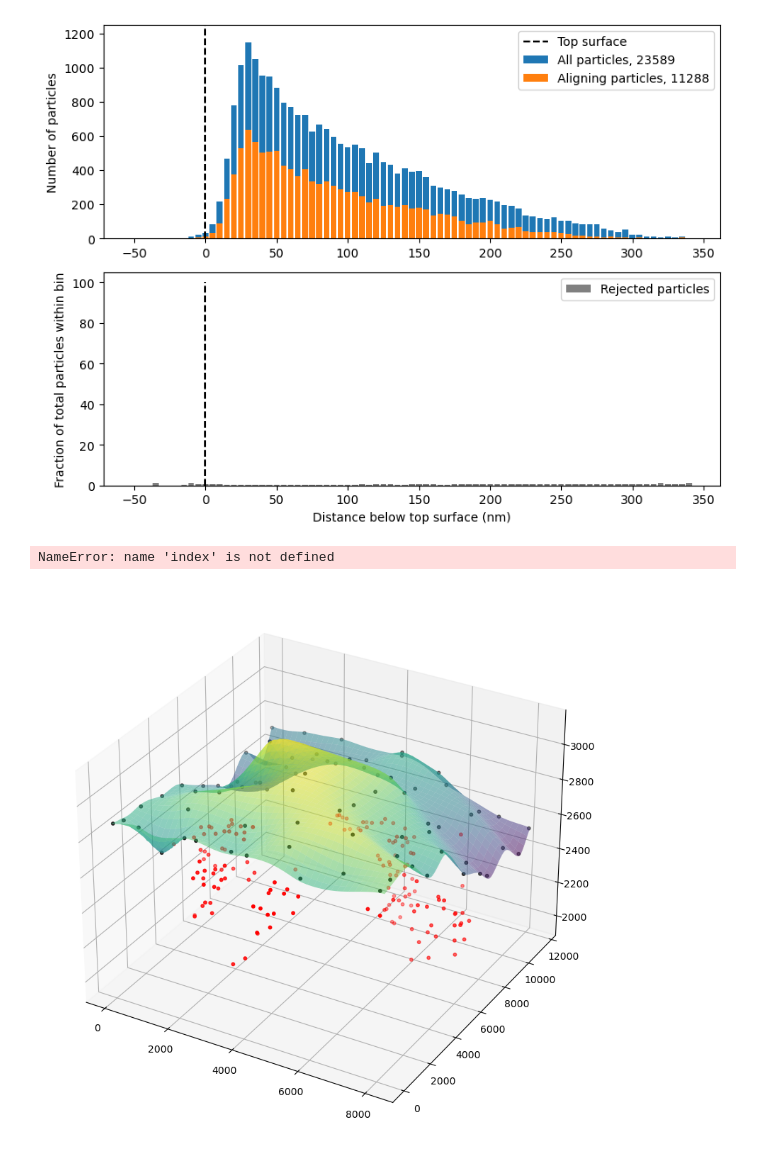
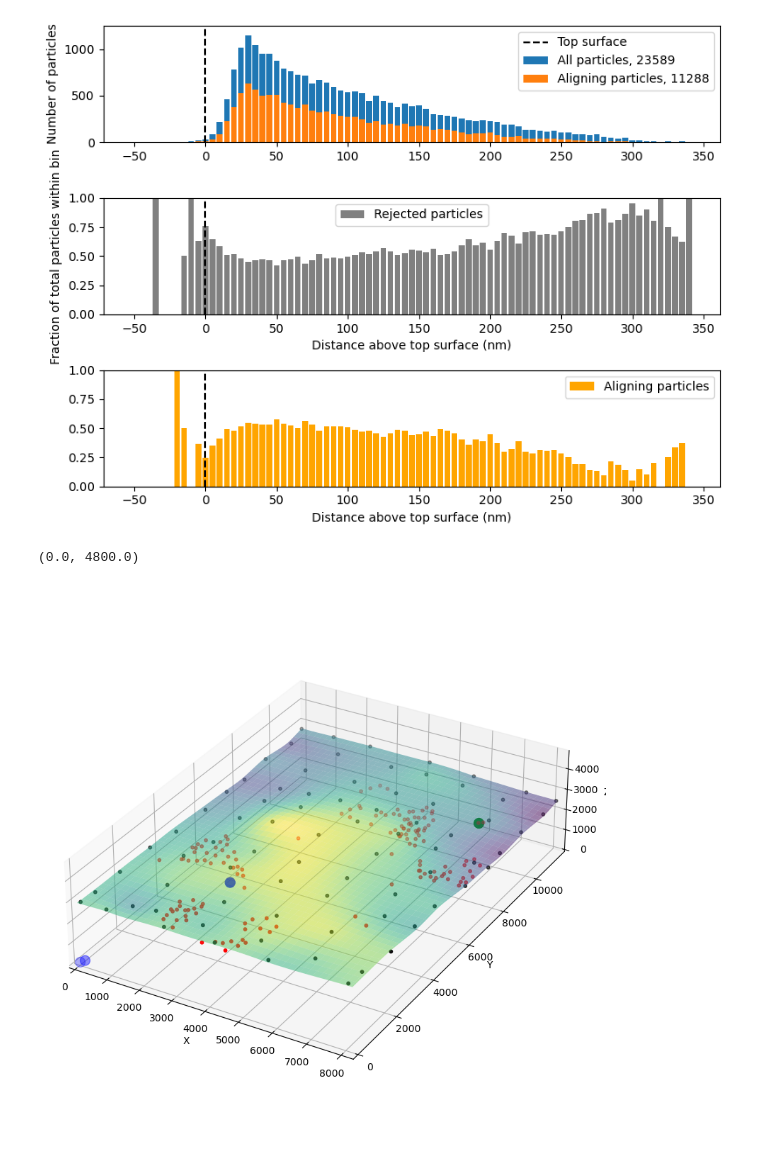
Before and after one commit to dmichalak/sta-pipeline, a Jupyter notebook: analysis_scripts/spline_surface.ipynb, the cells around one changed output. Drawn from its saved outputs; the diff is of its cells as text; code cells hidden in the pictures.

Commit message:
top and bot surface distribs

```diff
--- a/analysis_scripts/spline_surface.ipynb
+++ b/analysis_scripts/spline_surface.ipynb
@@ -10,13 +10,13 @@ import starfile
 # %%
 particles_star_path = Path("/mnt/scratch/ribosomes/kas_k44a/particle_context/particle_data/job290_run_it050_data.star").absolute()
 good_class_number = 7
-model_directory = Path("/mnt/scratch/ribosomes/kas_k44a/particle_context/surfaces_all/top").absolute()
+model_directory = Path("/mnt/scratch/ribosomes/kas_k44a/particle_context/surfaces_all/").absolute()
 
 model_binning = 10
 pixel_size = 1.0825 # A/px
 
 model_dimensions = [818, 1152, 480]
-tomogram_dimensions = [dimension*model_binning for dimension in model_dimensions]
+divide_model_dimensions_by = 1
 # %%
 particles_star = starfile.read(particles_star_path)
 particles_df = particles_star['particles']
@@ -67,0 +110,6 @@ dimensions / 10 ==> 18.8s \
+# %%
+output_star_path = model_directory / "particle_distances.star"
+out_particles_star = particles_star.copy()
+out_particles_star['particles'] = out_all_particles_df
+
+starfile.write(out_particles_star, output_star_path, overwrite=True)
@@ -68,60 +181,71 @@ dimensions / 10 ==> 18.8s \
 # %%
 # Plot the distances
-fig, [ax1,ax2] = plt.subplots(2, 1, figsize=(8, 6),)
+
+out_all_particles_df = starfile.read(output_star_path)['particles']
+out_aligning_particles_df = out_all_particles_df[out_all_particles_df['rlnClassNumber'] == good_class_number]
+
+fig, [ax1,ax2,ax3] = plt.subplots(3, 1, figsize=(8, 6),)
 
 bin_size_nm = 5
-distance_bins = np.arange(-50, 350, bin_size_nm)
-all_particle_bins = np.empty(len(distance_bins) - 1)
-aligning_particle_bins = np.empty(len(distance_bins) - 1)
+top_distance_bins = np.arange(-50, 350, bin_size_nm)
+top_all_particle_bins = np.empty(len(top_distance_bins) - 1)
+top_aligning_particle_bins = np.empty(len(top_distance_bins) - 1)
 
 all_plot_df = pd.DataFrame()
 aligning_plot_df = pd.DataFrame()
-for i in range(len(distance_bins) - 1):
-    particles_in_bin = out_particles_df[(out_particles_df["DistanceToTopNm"] > distance_bins[i]) & (out_particles_df["DistanceToTopNm"]  <= distance_bins[i+1])]
-    aligning_particles_in_bin = aligning_particles_df[(aligning_particles_df["DistanceToTopNm"] > distance_bins[i]) & (aligning_particles_df["DistanceToTopNm"]  <= distance_bins[i+1])]
-    all_particle_bins[i] = particles_in_bin.shape[0]
-    aligning_particle_bins[i] = aligning_particles_in_bin.shape[0]
+for i in range(len(top_distance_bins) - 1):
+    particles_in_bin = out_all_particles_df[(out_all_particles_df["DistanceToTopNm"] > top_distance_bins[i]) & (out_all_particles_df["DistanceToTopNm"]  <= top_distance_bins[i+1])]
+    aligning_particles_in_bin = out_aligning_particles_df[(out_aligning_particles_df["DistanceToTopNm"] > top_distance_bins[i]) & (out_aligning_particles_df["DistanceToTopNm"]  <= top_distance_bins[i+1])]
+    top_all_particle_bins[i] = particles_in_bin.shape[0]
+    top_aligning_particle_bins[i] = aligning_particles_in_bin.shape[0]
 
-ax1.bar(distance_bins[:-1], all_particle_bins, label=f"All particles, {out_particles_df.shape[0]}", width=0.8*(distance_bins[1] - distance_bins[0]))
-ax1.bar(distance_bins[:-1], aligning_particle_bins, label=f"Aligning particles, {aligning_particles_df.shape[0]}", width=0.8*(distance_bins[1] - distance_bins[0]))
+ax1.bar(top_distance_bins[:-1], top_all_particle_bins, label=f"All particles, {out_all_particles_df.shape[0]}", width=0.8*(top_distance_bins[1] - top_distance_bins[0]))
+ax1.bar(top_distance_bins[:-1], top_aligning_particle_bins, label=f"Aligning particles, {out_aligning_particles_df.shape[0]}", width=0.8*(top_distance_bins[1] - top_distance_bins[0]))
 ax1.vlines(0, 0, 2500, label="Top surface", color="k", linestyles="--")
 ax1.set_ylabel("Number of particles")
 ax1.legend()
-ax1.set_ylim(0, all_particle_bins.max() + 100)
+ax1.set_ylim(0, top_all_particle_bins.max() + 100)
 
 # Plot the percentage of particles in class 7 as a function of distance to top
-distance_bins = np.arange(-50, 350, bin_size_nm)
-rejected_fraction = np.empty(len(distance_bins) - 1)
-aligning_fraction = np.empty(len(distance_bins) - 1)
-for i in range(len(distance_bins) - 1):
-    particles_in_bin = out_particles_df[(out_particles_df["DistanceToTopNm"] > distance_bins[i]) & (out_particles_df["DistanceToTopNm"]  <= distance_bins[i+1])]
+top_rejected_fraction = np.empty(len(top_distance_bins) - 1)
+top_aligning_fraction = np.empty(len(top_distance_bins) - 1)
+for i in range(len(top_distance_bins) - 1):
+    particles_in_bin = out_all_particles_df[(out_all_particles_df["DistanceToTopNm"] > top_distance_bins[i]) & (out_all_particles_df["DistanceToTopNm"]  <= top_distance_bins[i+1])]
     try:
-        rejected_fraction[i] = (- particles_in_bin[particles_in_bin["rlnClassNumber"] == 7].shape[0] + particles_in_bin.shape[0]) / particles_in_bin.shape[0]
+        top_rejected_fraction[i] = (- particles_in_bin[particles_in_bin["rlnClassNumber"] == 7].shape[0] + particles_in_bin.shape[0]) / particles_in_bin.shape[0]
     except:
         # if div zero
-        rejected_fraction[i] = 0
+        top_rejected_fraction[i] = 0
     try:
-        aligning_fraction[i] = (particles_in_bin[particles_in_bin["rlnClassNumber"] == 7].shape[0]) / particles_in_bin.shape[0]
+        top_aligning_fraction[i] = (particles_in_bin[particles_in_bin["rlnClassNumber"] == 7].shape[0]) / particles_in_bin.shape[0]
     except:
-        aligning_fraction[i] = 0
+        top_aligning_fraction[i] = 0
 
 
-ax2.bar(distance_bins[:-1], rejected_fraction, label="Rejected particles", width=0.8*(distance_bins[1] - distance_bins[0]), color="grey")
+ax2.bar(top_distance_bins[:-1], top_rejected_fraction, label="Rejected particles", width=0.8*(top_distance_bins[1] - top_distance_bins[0]), color="grey")
 ax2.vlines(0, 0, 100, color="k", linestyles="--")
+ax2.set_ylim(0, 1)
 ax2.set_xticks(np.arange(-50, 400, 50))
-ax2.set_xlabel("Distance below top surface (nm)")
+ax2.set_xlabel("Distance above top surface (nm)")
 ax2.set_ylabel("Fraction of total particles within bin")
 ax2.legend()
 
+ax3.bar(top_distance_bins[:-1], top_aligning_fraction, label="Aligning particles", width=0.8*(top_distance_bins[1] - top_distance_bins[0]), color="orange")
+ax3.vlines(0, 0, 1, color="k", linestyles="--")
+ax3.legend()
+ax3.set_ylim(0, 1)
+ax3.set_xticks(np.arange(-50, 400, 50))
+ax3.set_xlabel("Distance above top surface (nm)")
+
 plt.tight_layout()
-plt.savefig("/mnt/scratch/ribosomes/kas_k44a/particle_context/distance_to_top_div5grid.png", dpi=300)
+plt.savefig(f"/mnt/scratch/ribosomes/kas_k44a/particle_context/distance_to_top_div{divide_model_dimensions_by}grid.png", dpi=300)
 # %% [output]
-[figure, old version]
+[figure, new version]
 # %%
 fig = plt.figure(figsize=(10, 10))
 fig.tight_layout()
 ax = fig.add_subplot(111, projection="3d")
-
+index = 5
 # Plot the interpolated surface
 ax.plot_surface(x_interp, y_interp, z_interp, cmap="viridis", alpha=0.5)
 # Plot particles and model points
@@ -144,7 +268,7 @@ ax.set_xlim(0, tomogram_dimensions[0])
 ax.set_ylim(0, tomogram_dimensions[1])
 ax.set_zlim(0, tomogram_dimensions[2])
 # %% [output]
-NameError: name 'index' is not defined
+(0.0, 4800.0)
-[figure, old version]
+[figure, new version]
 # %%
 # Write out number of particles in each bin in a csv
```
Also changed, not shown: parts of 16 cells of this notebook, 4 other files.
